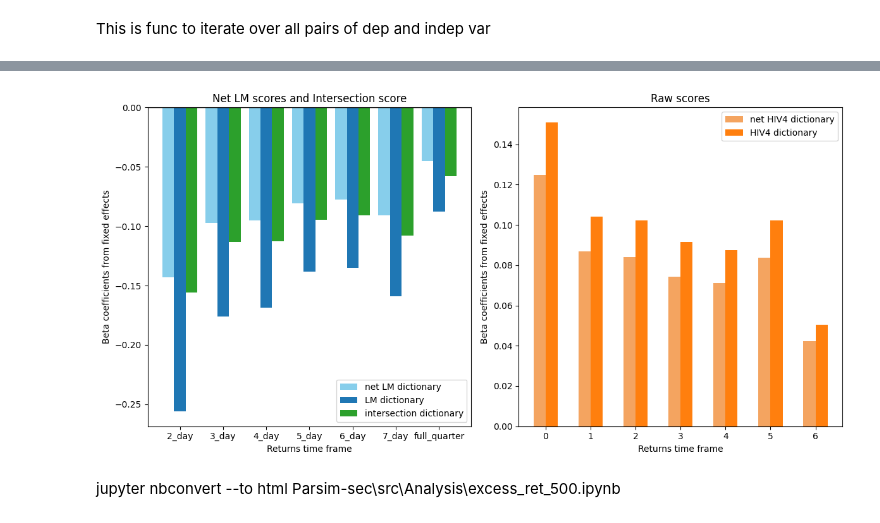
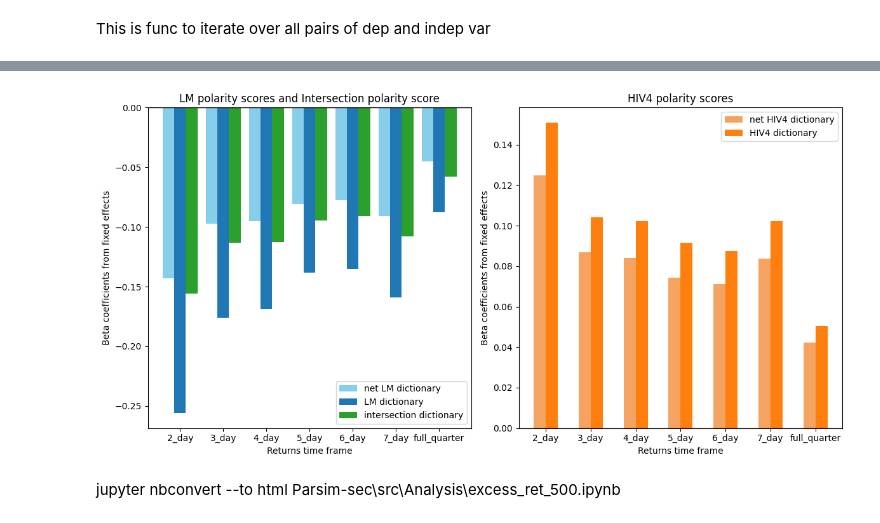
Before and after one commit to LeatherBag011235/Parsim-sec, a Jupyter notebook: src/Analysis/excess_ret_500.ipynb, the cells around one changed output, grey strips where cells are left out. Cells and saved outputs as stored; diff of their text form; code cells hidden in the pictures.

Commit message:
Correct graphs

```diff
--- a/src/Analysis/excess_ret_500.ipynb
+++ b/src/Analysis/excess_ret_500.ipynb
@@ -1286,35 +1254,36 @@ bar_width = 0.27 # Width of the bars
 
 # First bar chart (lm_polarity and hiv4_polarity)
 plt.subplot(1, 2, 1)
 plt.bar(indices - bar_width/1, net_params['net_lm'], width=bar_width, label='net LM dictionary', color='skyblue')
 plt.bar(indices, params_dict['lm_polarity'], width=bar_width, label='LM dictionary')
 plt.bar(indices + bar_width/1, net_params['inter'], width=bar_width, label='intersection dictionary', color='tab:green')
 
 
 plt.axhline(0, color='black', linewidth=1)  # Add horizontal line at y=0
-plt.title('Net LM scores and Intersection score')
+plt.title('LM polarity scores and Intersection polarity score')
 plt.xlabel('Returns time frame')
 plt.ylabel('Beta coefficients from fixed effects')
 plt.xticks(indices, ['2_day', '3_day', '4_day', '5_day', '6_day', '7_day', 'full_quarter'])
 plt.legend()
 
 
 
 # Scond bar chart (lm_raw and hiv4_raw)
 plt.subplot(1, 2, 2)
 plt.bar(indices - bar_width/2, net_params['net_hv'], width=bar_width, label='net HIV4 dictionary', color='sandybrown')
 plt.bar(indices + bar_width/2, params_dict['hiv4_polarity'], width=bar_width, label='HIV4 dictionary', color='tab:orange')
 
 plt.axhline(0, color='black', linewidth=1)
-plt.title('Raw scores')
+plt.title('HIV4 polarity scores')
 plt.xlabel('Returns time frame')
 plt.ylabel('Beta coefficients from fixed effects')
+plt.xticks(indices, ['2_day', '3_day', '4_day', '5_day', '6_day', '7_day', 'full_quarter'])
 plt.legend()
 
 # Display the plots
 plt.tight_layout()
 plt.show()
 # %% [output]
-[figure, old version]
+[figure, new version]
 # %% [markdown]
 jupyter nbconvert --to html Parsim-sec\src\Analysis\excess_ret_500.ipynb
```
Also changed, not shown: parts of 8 cells of this notebook, 5 other files.
